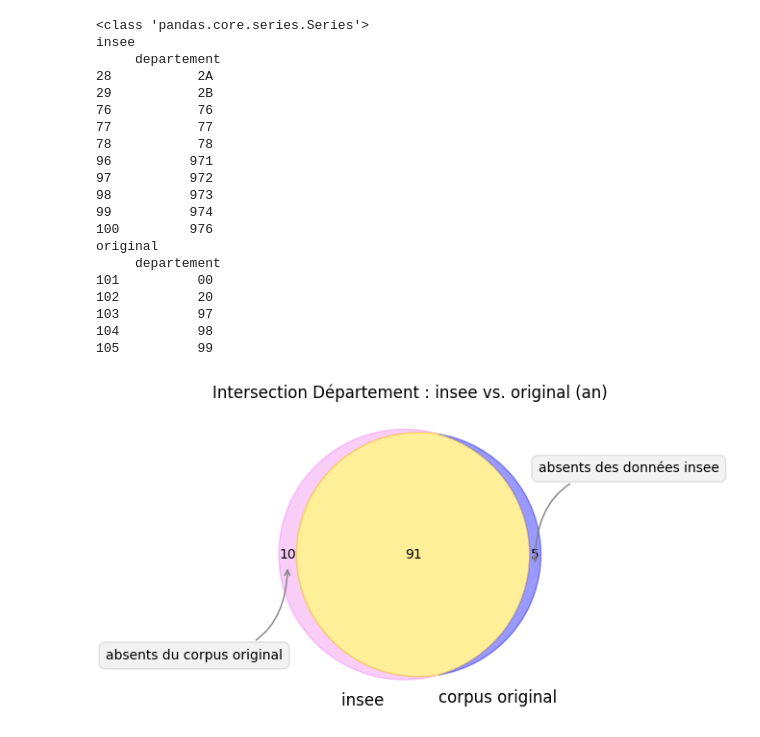
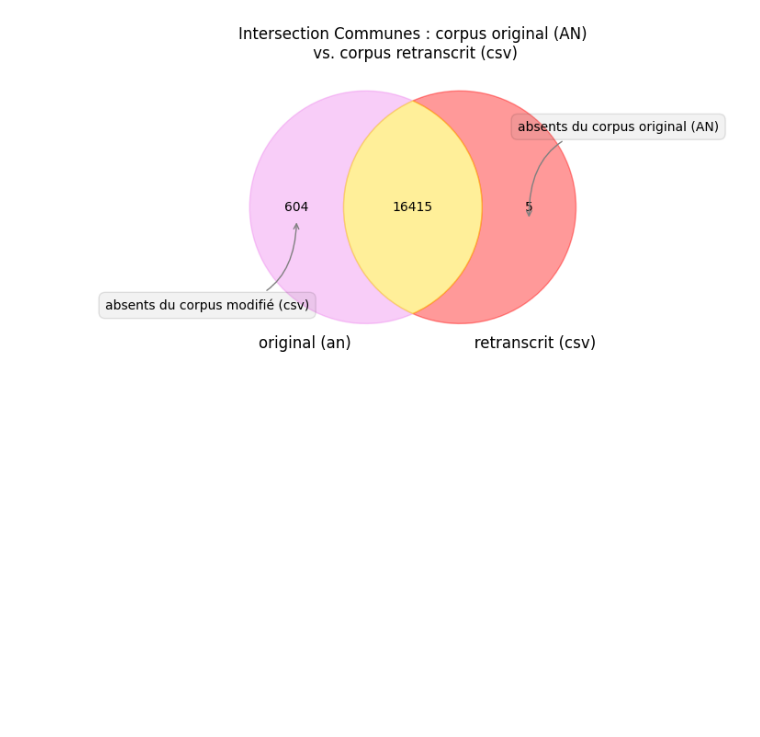
Before and after one commit to PSIG-EHESS/CahiersCitoyens, a Jupyter notebook: comparaison.ipynb, the cells around one changed output. Cells and saved outputs as stored; diff of their text form; code cells hidden in the pictures; blank space fills up the shorter version.

```diff
--- a/comparaison.ipynb
+++ b/comparaison.ipynb
@@ -330,5 +266,6 @@ plt.savefig("insee_vs_modifie_"+noms[choix]+".png", format = "png", dpi = 1000)
 # %%
 # comparaison insee stats vs. corpus original de l'AN stats
+# sauvegarde un csv des deux exclusions et sauvegarde le diagramme de venn
 
 compare_original = pd.unique(df_original[info_recherche[choix]])
 compare_original = pd.Series(np.sort(compare_original), name=info_recherche[choix], dtype=str).reset_index(drop = True)
@@ -349,7 +286,7 @@ for i in [0,1] :
     result = merged_departement[merged_departement.source.eq(mer[i])].drop('source', axis=1)
     print(nam[i],"\n",  result)
 
-    result.to_csv(noms[choix]+"_seulement_dans_"+nam[i]+"_pour_insee_vs_original.csv", columns=[info_recherche[choix]], index = False)
+    result.to_csv("NEW_"+noms[choix]+"_seulement_dans_"+nam[i]+"_pour_insee_vs_original.csv", columns=[info_recherche[choix]], index = False)
 
 
 # show the inclusion - exclusion with venn diagram
@@ -361,7 +298,6 @@ v.get_patch_by_id('10').set_color('violet')
 v.get_patch_by_id('11').set_color('gold')
 
 v.get_patch_by_id('01').set_color('blue')
-# v.get_patch_by_id('11').set_color('pink')
 plt.title("Intersection "+noms[choix]+" : insee vs. original (an)")
 plt.annotate('absents du corpus original', xy=v.get_label_by_id('10').get_position() - np.array([0, 0.05]), xytext=(-70,-70),
              ha='center', textcoords='offset points', bbox=dict(boxstyle='round,pad=0.5', fc='gray', alpha=0.1),
@@ -369,27 +305,51 @@ plt.annotate('absents du corpus original', xy=v.get_label_by_id('10').get_positi
 plt.annotate('absents des données insee', xy=v.get_label_by_id('01').get_position() - np.array([0, 0.05]), xytext=(70,70),
              ha='center', textcoords='offset points', bbox=dict(boxstyle='round,pad=0.5', fc='gray', alpha=0.1),
              arrowprops=dict(arrowstyle='->', connectionstyle='arc3,rad=0.5',color='gray'))
+
+
 plt.savefig("insee_vs_original_"+noms[choix]+".png", format = "png", dpi = 1000)
 plt.show(v)
-# %% [output]
-<class 'pandas.core.series.Series'>
-insee
-     departement
-28           2A
-29           2B
-76           76
-77           77
-78           78
-96          971
-97          972
-98          973
-99          974
-100         976
-original
-     departement
-101          00
-102          20
-103          97
-104          98
-105          99
-[figure, removed]
+# %%
+processed_set = set(processed_compare_df)
+original_set = set(compare_original )
+insee_set = set(df_insee)
+intersection_original_processed = original_set.intersection(processed_set)
+intersection_original_insee = original_set.intersection(insee_set)
+intersection_processed_insee = insee_set.intersection(processed_set)
+
+# affiche les intersections - exclusions du merge original vs. processed
+# les montre (venn diagram) et les sauvegarde
+
+from matplotlib import pyplot as plt
+
+# define size of figure
+
+plt.figure(figsize=(8,4))
+
+v = mv.venn2_unweighted([original_set, processed_set], set_labels= ("original (an)   ", "   retranscrit (csv)"))
+# mêmes resultats avec :
+# v = mv.venn2([set(list(uniques_original[info_recherche[choix]])), set(list(uniques_processed[info_recherche[choix]]))], set_labels= ("original (an)   ", "   modifié (csv)"))
+
+# choose color
+
+v.get_patch_by_id('10').set_color('violet')
+v.get_patch_by_id('01').set_color('red')
+v.get_patch_by_id('11').set_color('gold')
+
+
+# choose title
+
+plt.title("Intersection "+noms[choix]+" : corpus original (AN)\n vs. corpus retranscrit (csv)")
+
+# add some texts
+
+plt.annotate('absents du corpus modifié (csv)', xy=v.get_label_by_id('10').get_position() - np.array([0, 0.05]), xytext=(-70,-70),
+             ha='center', textcoords='offset points', bbox=dict(boxstyle='round,pad=0.5', fc='gray', alpha=0.1),
+             arrowprops=dict(arrowstyle='->', connectionstyle='arc3,rad=0.5',color='gray'))
+plt.annotate('absents du corpus original (AN)', xy=v.get_label_by_id('01').get_position() - np.array([0, 0.05]), xytext=(70,70),
+             ha='center', textcoords='offset points', bbox=dict(boxstyle='round,pad=0.5', fc='gray', alpha=0.1),
+             arrowprops=dict(arrowstyle='->', connectionstyle='arc3,rad=0.5',color='gray'))
+plt.show(v)
+# plt.savefig("original_vs_modifie_"+noms[choix]+".png", format = "png", dpi = 800)
+# %% [output]
+[figure, added]
```
Also changed, not shown: parts of 17 cells of this notebook.
